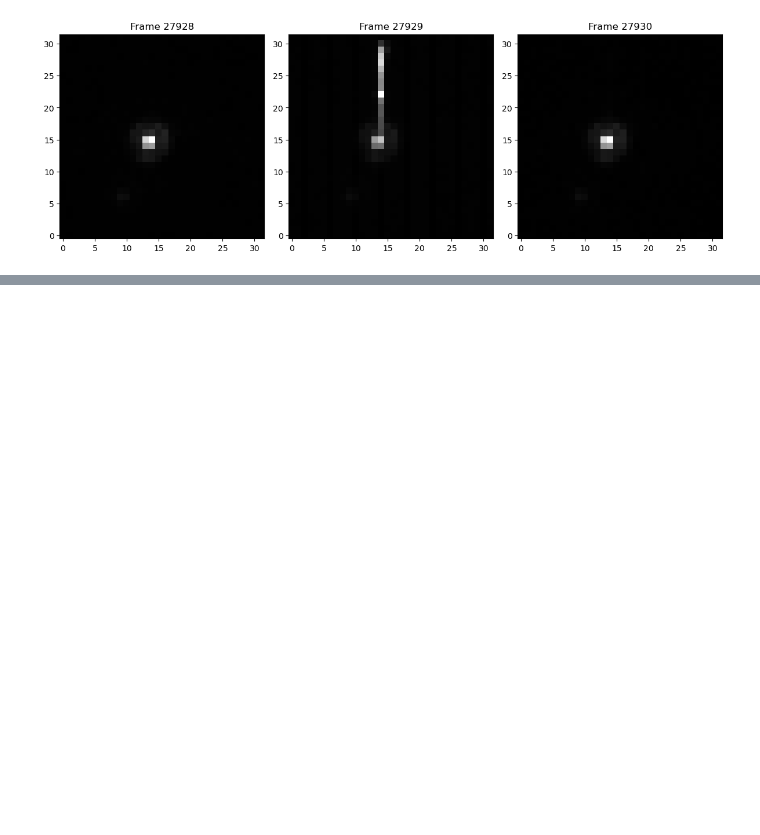
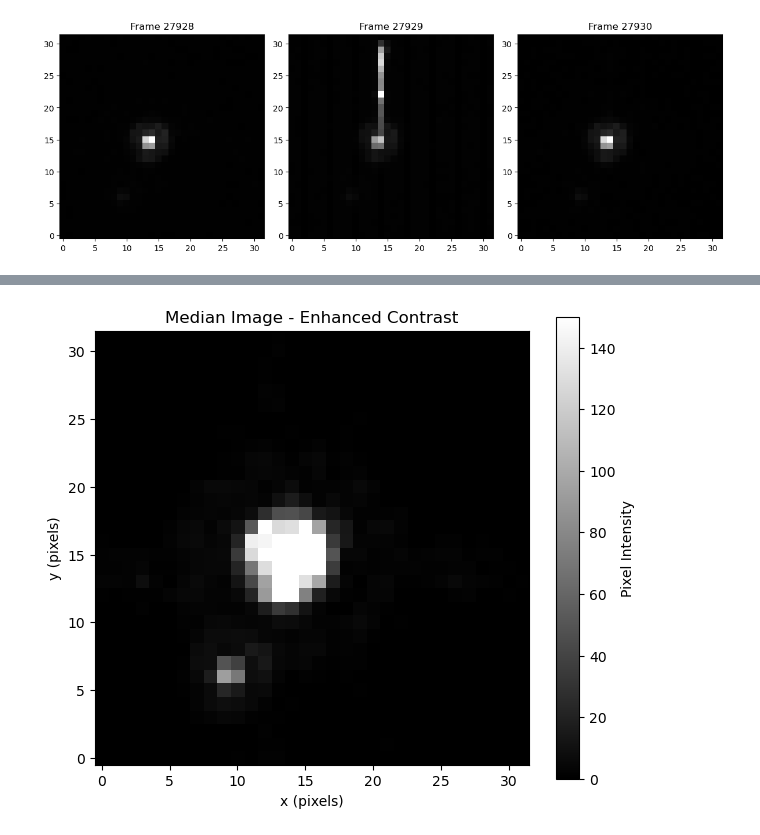
Before and after one commit to ialvarez27/ast4762, a Jupyter notebook: Project/Project_ialvarez27.ipynb, the cells around one changed output, grey strips where cells are left out. Cells and saved outputs as stored; diff of their text form; code cells hidden in the pictures; blank space fills up the shorter version.

```diff
--- a/Project/Project_ialvarez27.ipynb
+++ b/Project/Project_ialvarez27.ipynb
@@ -459,0 +634,86 @@ plt.show()
+# %%
+# Create median image from all 32,000 frames
+median_image = np.median(data_cube, axis=0)
+
+plt.figure(figsize=(7, 6))
+
+plt.imshow(median_image, origin = "lower", cmap = "gray", vmin = 0, vmax = 150)
+
+plt.colorbar(label = "Pixel Intensity")
+plt.title("Median Image - Enhanced Contrast")
+plt.xlabel("x (pixels)")
+plt.ylabel("y (pixels)")
+
+plt.show()
+
+# Approximate companion center
+comp_y = 6
+comp_x = 9
+
+# Extract a 7x7 region
+y_min = comp_y - 3
+y_max = comp_y + 4
+x_min = comp_x - 3
+x_max = comp_x + 4
+
+comp_cutout = median_image[y_min:y_max, x_min:x_max]
+
+# Create coordinate arrays for companion cutout
+y_coords, x_coords = np.mgrid[y_min:y_max, x_min:x_max]
+coords = np.array([y_coords, x_coords])
+
+# Initial Gaussian guess
+comp_guess = ( np.array([1.0, 1.0]), np.array([6.0, 9.0]), 80.0)
+
+# Fit the companion star
+comp_width, comp_center, comp_height, comp_err = g.fitgaussian(comp_cutout,
+    x = coords, guess = comp_guess)
+
+print(f"Companion center (y, x): {comp_center}")
+print(f"Companion Gaussian widths: {comp_width}")
+print(f"Companion height: {comp_height}")
+
+# Median Position of main star
+main_y = np.median(frame_params[:, Y_CENTER])
+main_x = np.median(frame_params[:, X_CENTER])
+
+# Constant offset between companion and main star
+dy = comp_center[0] - main_y
+dx = comp_center[1] - main_x
+
+# Radius for masking companion star
+comp_radius = 3.0
+
+# Loop through all exposures
+for i in range(len(data_cube)):
+
+    # Companion position based on main star's fitted center
+    comp_y = frame_params[i, Y_CENTER] + dy
+    comp_x = frame_params[i, X_CENTER] + dx
+
+    # Create circular mask around companion
+    companion_disk = disk(comp_radius,(comp_y, comp_x),data_cube[i].shape)
+
+    # Exclude companion pixels while preserving existing bad pixels
+    mask[i] = mask[i] & ~companion_disk
+
+print("Mask shape:", mask.shape)
+
+fig, axes = plt.subplots(1, 2, figsize=(10, 4))
+
+axes[0].imshow(data_cube[0], origin="lower",
+               cmap="gray", vmin=0, vmax=150)
+axes[0].set_title("Original Image")
+
+axes[1].imshow(mask[0], origin="lower",
+               cmap="gray")
+axes[1].set_title("Updated Boolean Mask")
+
+for ax in axes:
+    ax.set_xlabel("X (pixels)")
+    ax.set_ylabel("Y (pixels)")
+
+plt.tight_layout()
+plt.show()
+# %% [output]
+[figure, added]
```
Also changed, not shown: parts of 19 cells of this notebook.
